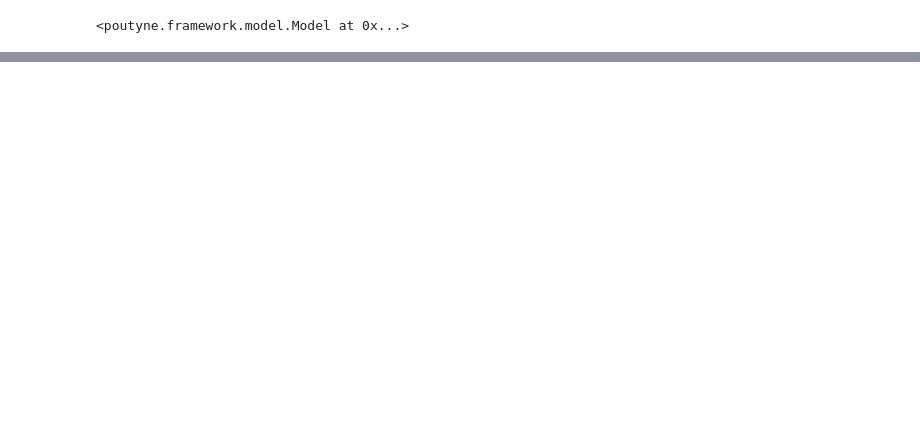
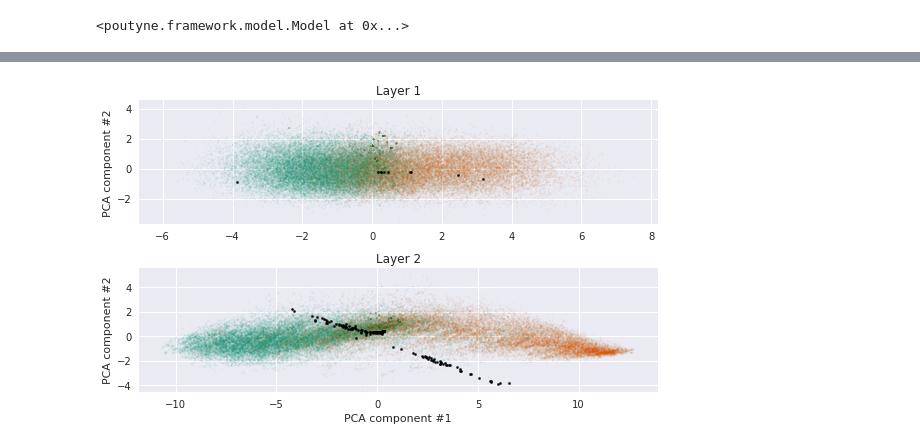
Before and after one commit to atremblay/mat6115, a Jupyter notebook: 2- Analysis.ipynb, the cells around one changed output, grey strips where cells are left out. Saved outputs shown, nothing was run; the diff lists cells and outputs as text; code cells hidden in the pictures; blank space fills up the shorter version.

```diff
--- a/2- Analysis.ipynb
+++ b/2- Analysis.ipynb
@@ -25,8 +25,9 @@ train_iter, valid_iter, test_iter = dataset_factory("imdb", embedding="glove.6B.
 # %%
 device = torch.device('cuda:0' if torch.cuda.is_available() else 'cpu')
 # device = torch.device('cpu')
+num_layers = 2
 
-SAVE_PATH = Path('gru_1layer')
+SAVE_PATH = Path(f'gru_{num_layers}layer')
 vanilla_model = load_model(SAVE_PATH)
 trained_model = load_model(SAVE_PATH, restore=True)
 
@@ -280,0 +188,23 @@ torch.Size([1, 256])
+# %%
+fig, ax = plt.subplots(num_layers, 1, figsize=(8, 2.5*num_layers))
+colors = np.array([GREEN] * len(trained_ground_truth))
+colors[trained_ground_truth == LABEL.vocab.stoi['neg']] = RED
+
+GREY = "#111111"
+
+if num_layers == 1:
+    ax = [ax]
+for i in range(num_layers):
+    fp = pca_trained_2[i].transform(fixed_point[i])
+
+    ax_ = ax[i]
+    ax_.scatter(trained_data[i][:, 0], trained_data[i][:, 1], c=colors, alpha=0.05, s=2)
+    ax_.scatter(fp[:,0], fp[:,1], c='k', s=5)
+    ax_.set_title(f'Layer {i+1}')
+    ax_.set_ylabel("PCA component #2")
+
+
+ax_.set_xlabel("PCA component #1")
+plt.tight_layout()
+# %% [output]
+[figure, added]
```
Also changed, not shown: parts of 28 cells of this notebook, 6 other files.
